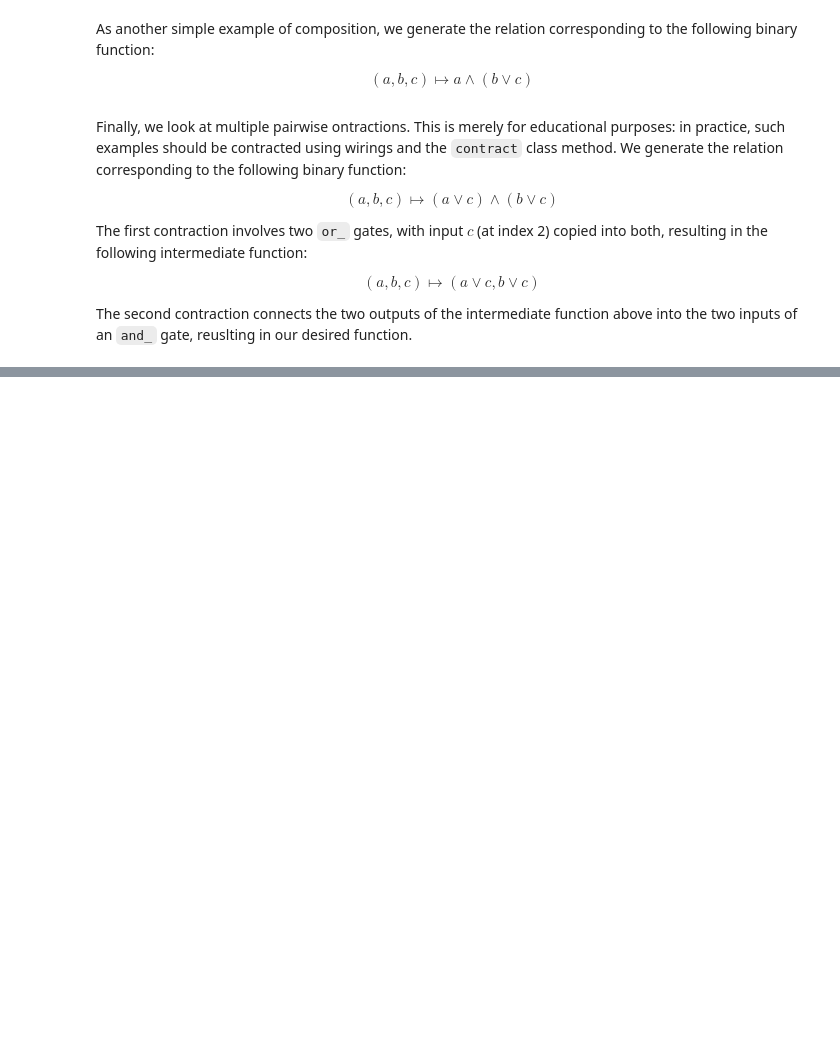
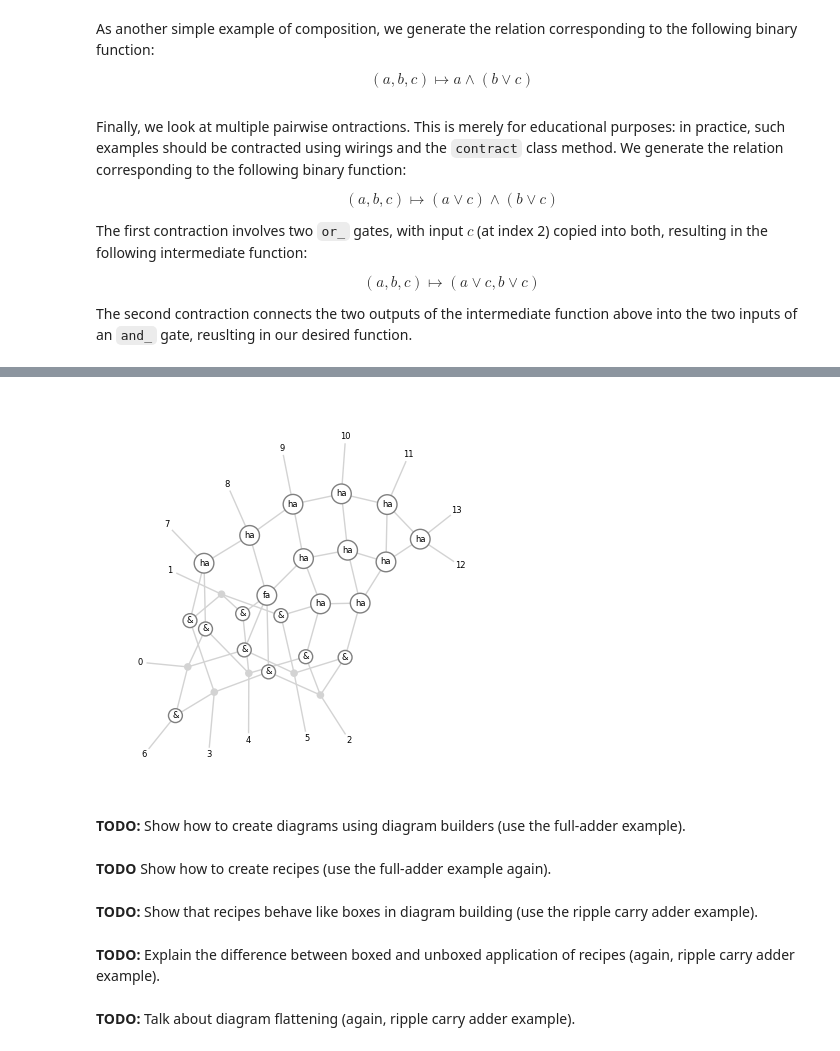
Before and after one commit to hashberg-io/tensorsat, a Jupyter notebook: notebooks/01-introduction.ipynb, the cells around one changed output, grey strips where cells are left out. Saved outputs shown, nothing was run; the diff lists cells and outputs as text; code cells hidden in the pictures; blank space fills up the shorter version.

```diff
--- a/notebooks/01-introduction.ipynb
+++ b/notebooks/01-introduction.ipynb
@@ -287,0 +355,3 @@ assert func == FinRel.from_callable((2,2,2), 2, lambda a, b, c: (a|c)&(b|c))
+# %%
+mult_6 = wallace_multiplier(bit**6)
+mult_6
@@ -287,0 +360,25 @@ assert func == FinRel.from_callable((2,2,2), 2, lambda a, b, c: (a|c)&(b|c))
+# %%
+diagram_labels = {
+    half_adder: "ha",
+    full_adder: "fa"
+}
+draw_diagram(
+    mult_6,
+    node_label={
+        "box": binop_labels,
+        "subdiagram": diagram_labels
+    },
+    figsize=(5, 5),
+)
+# %% [output]
+[figure, added]
+# %% [markdown]
+**TODO:** Show how to create diagrams using diagram builders (use the full-adder example).
+# %% [markdown]
+**TODO** Show how to create recipes (use the full-adder example again).
+# %% [markdown]
+**TODO:** Show that recipes behave like boxes in diagram building (use the ripple carry adder example).
+# %% [markdown]
+**TODO:** Explain the difference between boxed and unboxed application of recipes (again, ripple carry adder example).
+# %% [markdown]
+**TODO:** Talk about diagram flattening (again, ripple carry adder example).
```
Also changed, not shown: parts of 16 cells of this notebook.
